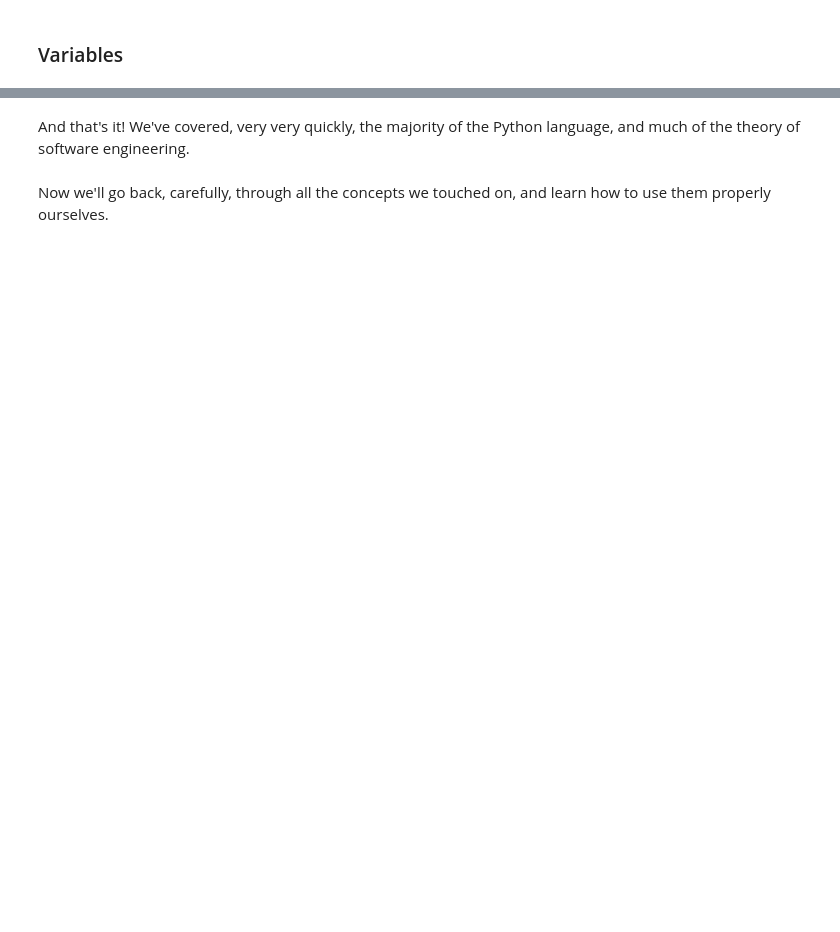
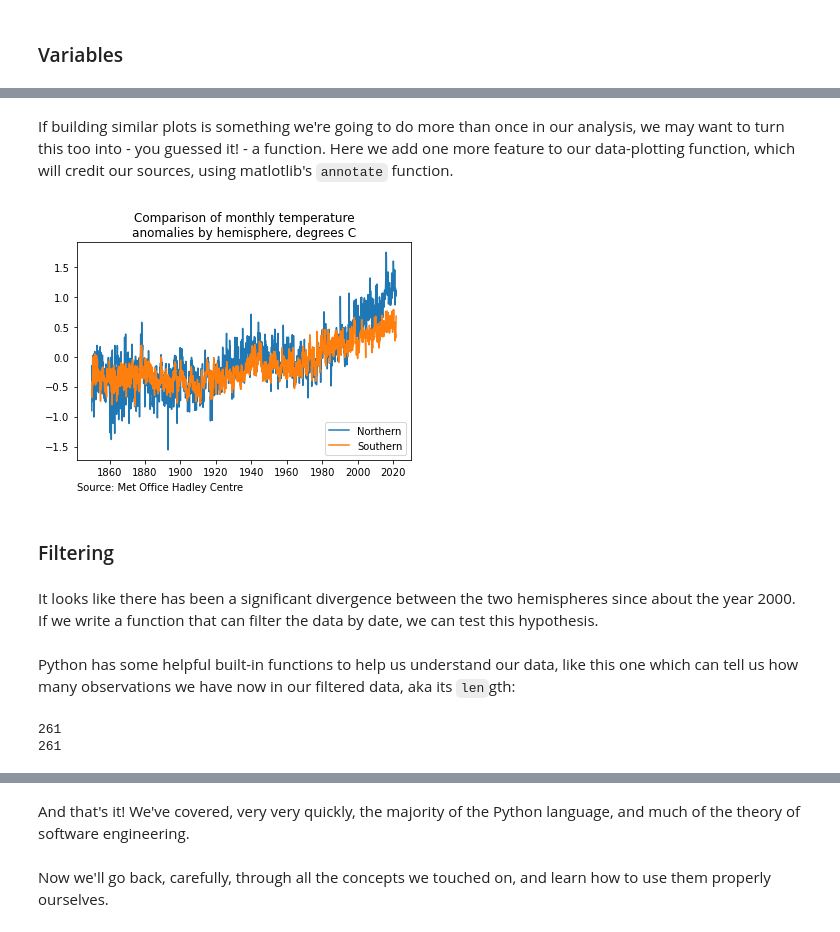
Before and after one commit to UCL-RITS/doctoral-programming-intro, a Jupyter notebook: notebooks/010exemplar.ipynb, the cells around one changed output, grey strips where cells are left out. Saved outputs shown, nothing was run; the diff lists cells and outputs as text; code cells hidden in the pictures; blank space fills up the shorter version.

```diff
--- a/notebooks/010exemplar.ipynb
+++ b/notebooks/010exemplar.ipynb
@@ -262,0 +139,26 @@ plt.plot(green_between('New York', 'Chicago', 20))
+# %% [markdown]
+If building similar plots is something we're going to do more than once in our analysis, we may want to turn this too into - you guessed it! - a function. Here we add one more feature to our data-plotting function, which will credit our sources, using matlotlib's `annotate` function.
+# %%
+def plot_data(title_text, dates, datasets, labels, source_text):
+    plt.title(title_text)
+    for values, label in zip(datasets, labels):
+        plt.plot(dates, values, label = label)
+    plt.annotate(text = source_text,
+                 xy = (0, 0),
+                 xytext = (0, -22),
+                 xycoords = 'axes fraction',
+                 textcoords = 'offset points',
+                 va = 'top')
+    plt.legend(loc = 'lower right')
+
+plot_data(title_text = 'Comparison of monthly temperature\nanomalies by hemisphere, degrees C',
+          dates = global_dates,
+          datasets = [n_values, s_values],
+          labels = ['Northern', 'Southern'],
+          source_text = 'Source: Met Office Hadley Centre')
+# %% [output]
+[figure, added]
+# %% [markdown]
+### Filtering
+# %% [markdown]
+It looks like there has been a significant divergence between the two hemispheres since about the year 2000. If we write a function that can filter the data by date, we can test this hypothesis.
@@ -262,0 +176,8 @@ plt.plot(green_between('New York', 'Chicago', 20))
+# %% [markdown]
+Python has some helpful built-in functions to help us understand our data, like this one which can tell us how many observations we have now in our filtered data, aka its `len`gth:
+# %%
+print(len(n_since_2000))
+print(len(s_since_2000))
+# %% [output]
+261
+261
```
Also changed, not shown: parts of 99 cells of this notebook, 3 other files.
